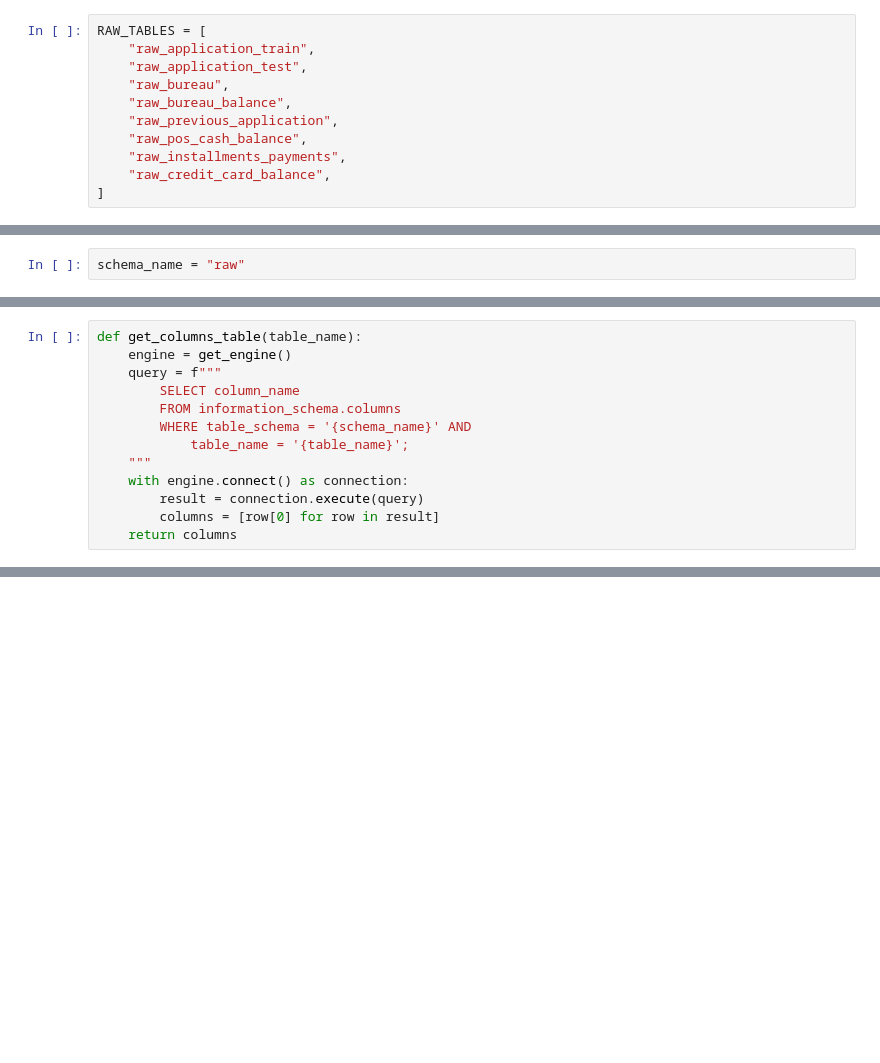
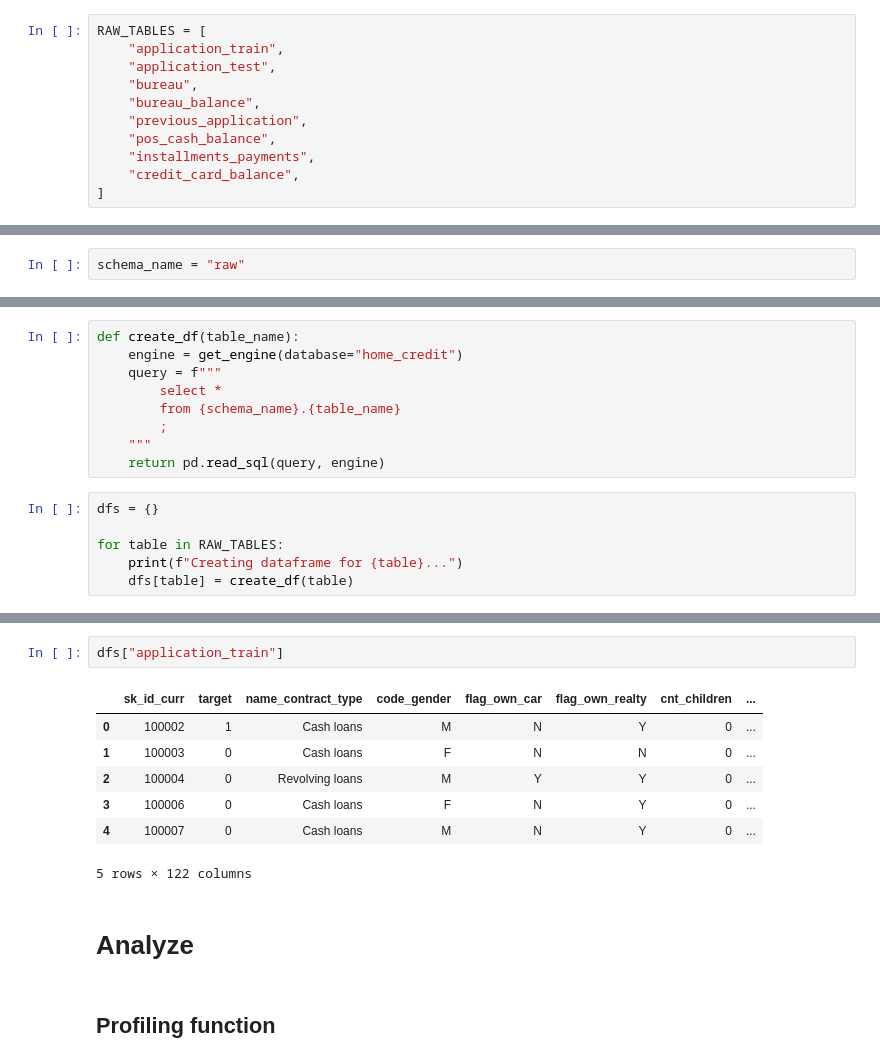
Before and after one commit to GiaKhanhs/home_credit_risk, a Jupyter notebook: notebooks/EDA.ipynb, the cells around one changed output, grey strips where cells are left out. Drawn from its saved outputs; the diff is of its cells as text; blank space fills up the shorter version.

```diff
--- a/notebooks/EDA.ipynb
+++ b/notebooks/EDA.ipynb
@@ -15,14 +15,14 @@ from create_db.db_connection import get_engine
 # List all raw tables
 # %%
 RAW_TABLES = [
-    "raw_application_train",
-    "raw_application_test",
-    "raw_bureau",
-    "raw_bureau_balance",
-    "raw_previous_application",
-    "raw_pos_cash_balance",
-    "raw_installments_payments",
-    "raw_credit_card_balance",
+    "application_train",
+    "application_test",
+    "bureau",
+    "bureau_balance",
+    "previous_application",
+    "pos_cash_balance",
+    "installments_payments",
+    "credit_card_balance",
 ]
 # %% [markdown]
 # EDA raw layer
@@ -33,13 +33,15 @@ schema_name = "raw"
 # %%
-def get_columns_table(table_name):
-    engine = get_engine()
+def create_df(table_name):
+    engine = get_engine(database="home_credit")
     query = f"""
-        SELECT column_name
-        FROM information_schema.columns
-        WHERE table_schema = '{schema_name}' AND
-            table_name = '{table_name}';
+        select *
+        from {schema_name}.{table_name}
+        ;
     """
-    with engine.connect() as connection:
-        result = connection.execute(query)
-        columns = [row[0] for row in result]
-    return columns
+    return pd.read_sql(query, engine)
+# %%
+dfs = {}
+
+for table in RAW_TABLES:
+    print(f"Creating dataframe for {table}...")
+    dfs[table] = create_df(table)
@@ -45,0 +57,14 @@ def get_columns_table(table_name):
+# %%
+dfs["application_train"]
+# %% [output]
+|  | sk_id_curr | target | name_contract_type | code_gender | flag_own_car | flag_own_realty | cnt_children | ... |
+| 0 | 100002 | 1 | Cash loans | M | N | Y | 0 | ... |
+| 1 | 100003 | 0 | Cash loans | F | N | N | 0 | ... |
+| 2 | 100004 | 0 | Revolving loans | M | Y | Y | 0 | ... |
+| 3 | 100006 | 0 | Cash loans | F | N | Y | 0 | ... |
+| 4 | 100007 | 0 | Cash loans | M | N | Y | 0 | ... |
+5 rows × 122 columns
+# %% [markdown]
+# Analyze
+# %% [markdown]
+## Profiling function
```
Also changed, not shown: parts of 28 cells of this notebook.
